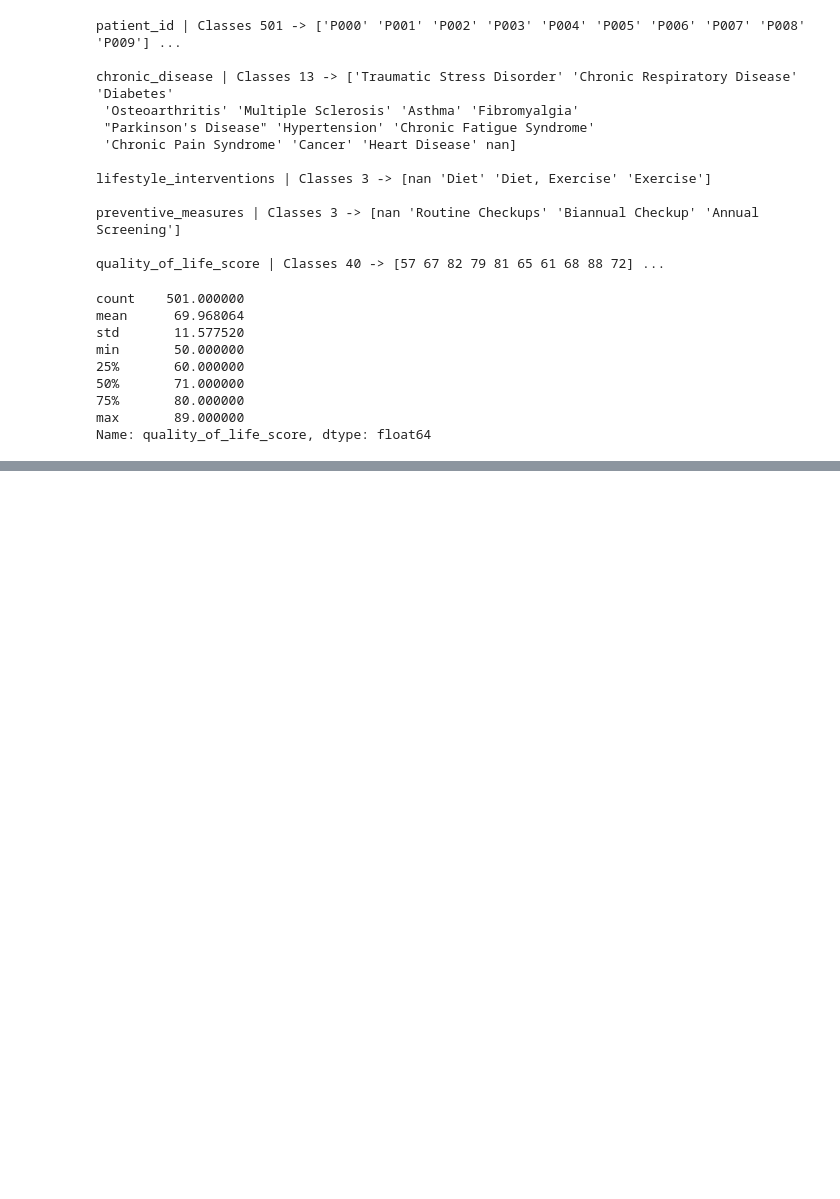
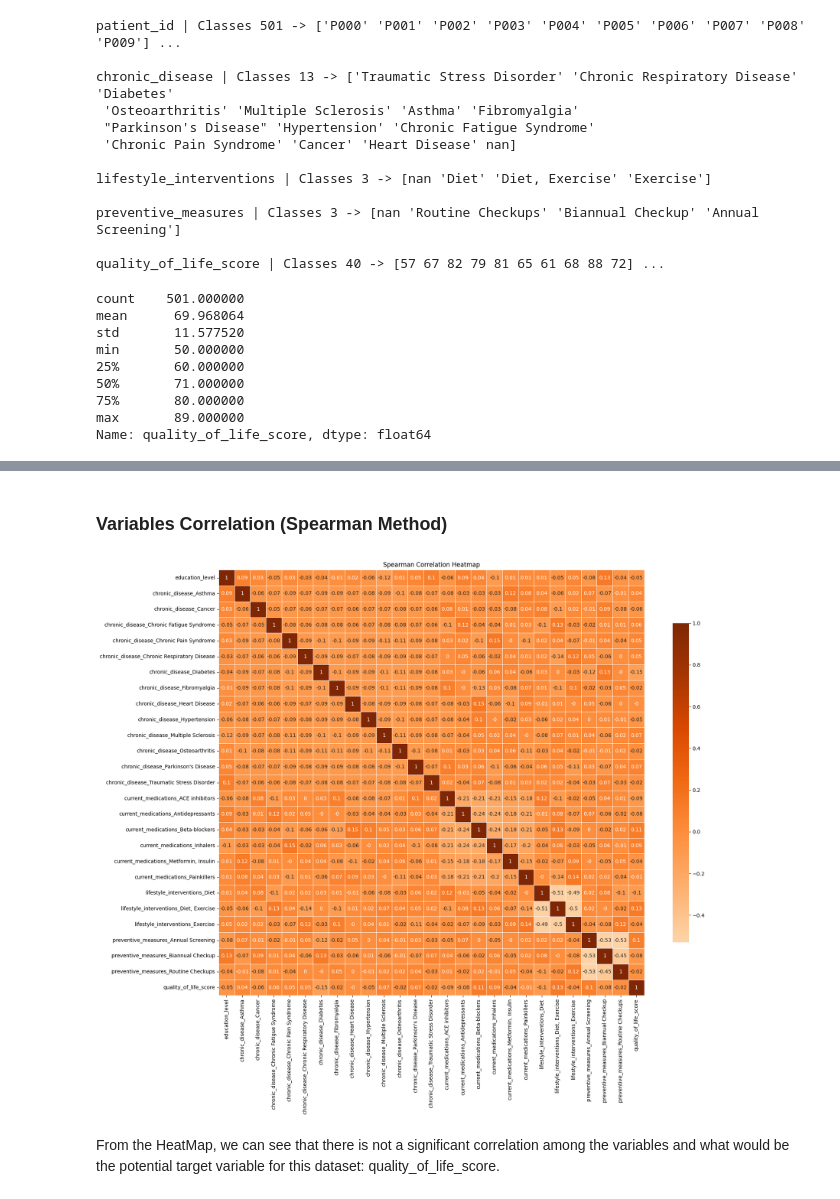
Before and after one commit to kevinmaiden7/ML_Health_Lifestyle, a Jupyter notebook: datasets_eda.ipynb, the cells around one changed output, grey strips where cells are left out. Drawn from its saved outputs; the diff is of its cells as text; code cells hidden in the pictures; blank space fills up the shorter version.

Commit message:
Add Spearman correlation for HealthCare dataset

```diff
--- a/datasets_eda.ipynb
+++ b/datasets_eda.ipynb
@@ -350,0 +411,5 @@ df_chronic_disease[interest_columns_df_chronic_disease]
+# %%
+for variable in ordinal_variables_ch_disease:
+    df_ch_disease_corr[variable] = df_ch_disease_corr[variable].map(ordinal_variables_ch_disease_map[variable])
+
+df_ch_disease_corr
@@ -350,0 +432,7 @@ df_chronic_disease[interest_columns_df_chronic_disease]
+# %%
+nominal_variables_ch_disase = ["chronic_disease", "current_medications", "lifestyle_interventions", "preventive_measures"]
+# %%
+df_ch_disease_corr = pd.get_dummies(df_ch_disease_corr, prefix=nominal_variables_ch_disase, columns=nominal_variables_ch_disase)
+quality_of_life_score_column = df_ch_disease_corr.pop("quality_of_life_score")
+df_ch_disease_corr.insert(df_ch_disease_corr.shape[1], "quality_of_life_score", quality_of_life_score_column)
+df_ch_disease_corr
@@ -350,0 +453,15 @@ df_chronic_disease[interest_columns_df_chronic_disease]
+# %% [markdown]
+### Variables Correlation (Spearman Method)
+# %%
+spearman_corr_ch_d = df_ch_disease_corr.corr(method='spearman')
+spearman_corr_ch_d = spearman_corr_ch_d.apply(lambda value: round(value, 2))
+# %%
+plt.figure(figsize=(20, 15))  # Set the size of the figure
+sns.heatmap(spearman_corr_ch_d, annot=True, cmap='Oranges', center=0,
+            square=True, cbar_kws={"shrink": .75}, linewidths=0.5)
+plt.title('Spearman Correlation Heatmap')
+plt.show()
+# %% [output]
+[figure, added]
+# %% [markdown]
+From the HeatMap, we can see that there is not a significant correlation among the variables and what would be the potential target variable for this dataset: quality_of_life_score.
```
Also changed, not shown: parts of 13 cells of this notebook.
